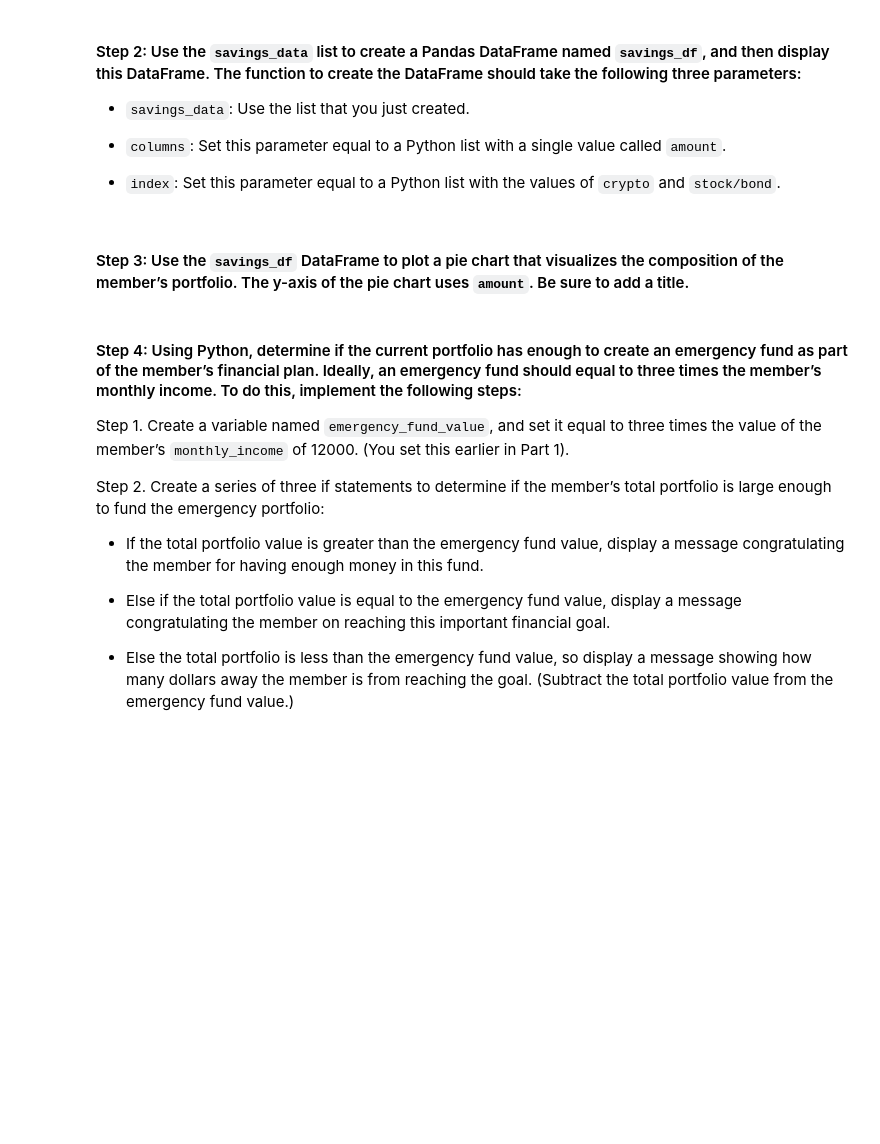
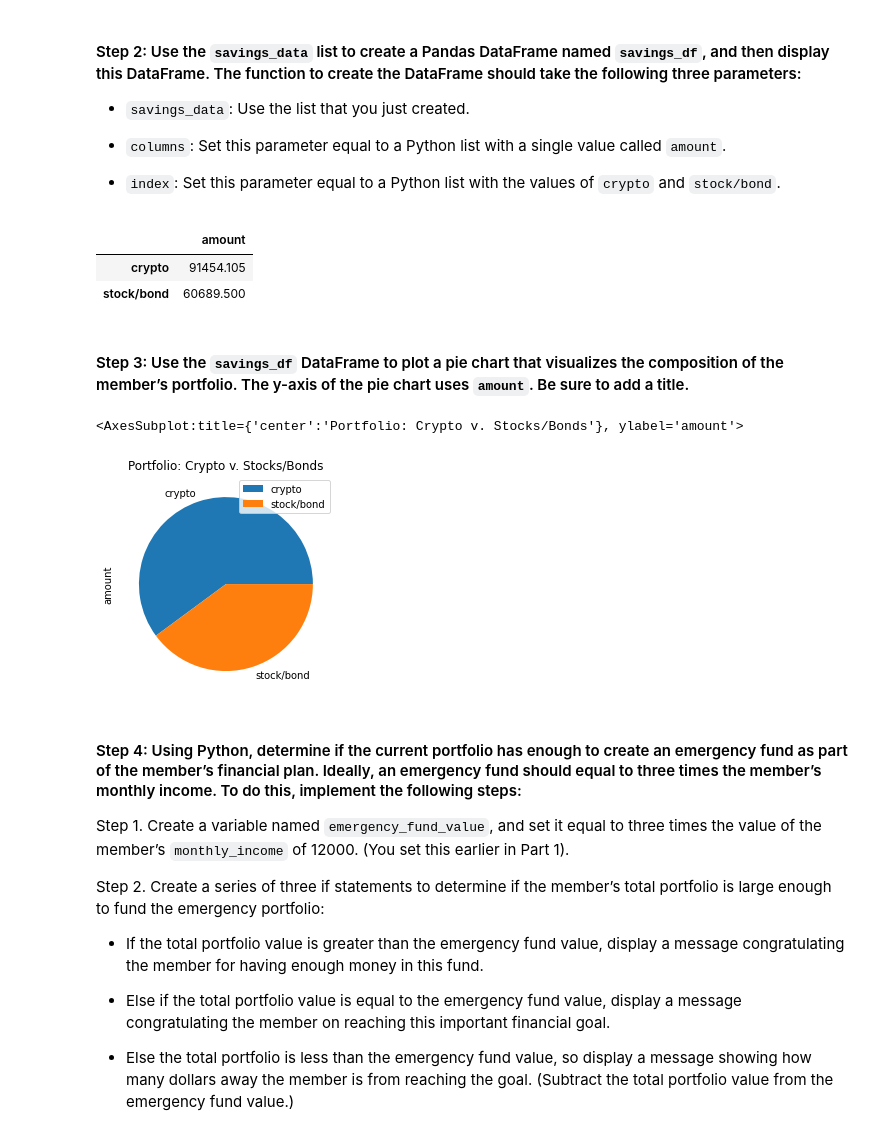
Before and after one commit to xpencive/Module_5_challenge, a Jupyter notebook: financial_planning_tools.ipynb, the cells around one changed output. Saved outputs shown, nothing was run; the diff lists cells and outputs as text; code cells hidden in the pictures; blank space fills up the shorter version.

```diff
--- a/financial_planning_tools.ipynb
+++ b/financial_planning_tools.ipynb
@@ -221,4 +221,4 @@ timeframe = "1D"
 # This will give you the closing price of the previous trading day
 # Alternatively you can use a start and end date of 2020-08-07
 start_date = pd.Timestamp("2020-08-07", tz="America/New_York").isoformat()
-end_date = pd.Timestamp("2020-80-07", tz="America/New_York").isoformat()
+end_date = pd.Timestamp("2020-08-07", tz="America/New_York").isoformat()
@@ -315,7 +328,7 @@ In this section, you’ll use the valuations for the cryptocurrency wallet and f
 #### Step 1: Create a Python list named `savings_data` that has two elements. The first element contains the total value of the cryptocurrency wallet. The second element contains the total value of the stock and bond portions of the portfolio.
 # %%
 # Consolidate financial assets data into a Python list
-savings_data = ["total_crypto_wallet", "total_stocks_bonds"]
+savings_data = [total_crypto_wallet, total_stocks_bonds]
 
 # Review the Python list savings_data
 savings_data
@@ -332,16 +345,23 @@ savings_data
 # %%
 # Create a Pandas DataFrame called savings_df
 savings_df = pd.DataFrame(
-    {"savings_data" : savings_data},
+    {"amount": savings_data},
     columns= ["amount"], index=["crypto", "stock/bond"])
 
 # Display the savings_df DataFrame
 savings_df
+# %% [output]
+|  | amount |
+| crypto | 91454.105 |
+| stock/bond | 60689.500 |
 # %% [markdown]
 #### Step 3: Use the `savings_df` DataFrame to plot a pie chart that visualizes the composition of the member’s portfolio. The y-axis of the pie chart uses `amount`. Be sure to add a title.
 # %%
 # Plot the total value of the member's portfolio (crypto and stock/bond) in a pie chart
-saving_df.plot.pie(y="amount", title="Portfolio: Crypto v. Stocks/Bonds")
+savings_df.plot.pie(y="amount", title="Portfolio: Crypto v. Stocks/Bonds")
+# %% [output]
+<AxesSubplot:title={'center':'Portfolio: Crypto v. Stocks/Bonds'}, ylabel='amount'>
+[figure, added]
 # %% [markdown]
 #### Step 4: Using Python, determine if the current portfolio has enough to create an emergency fund as part of the member’s financial plan. Ideally, an emergency fund should equal to three times the member’s monthly income. To do this, implement the following steps:
 
```
Also changed, not shown: parts of 34 cells of this notebook.
